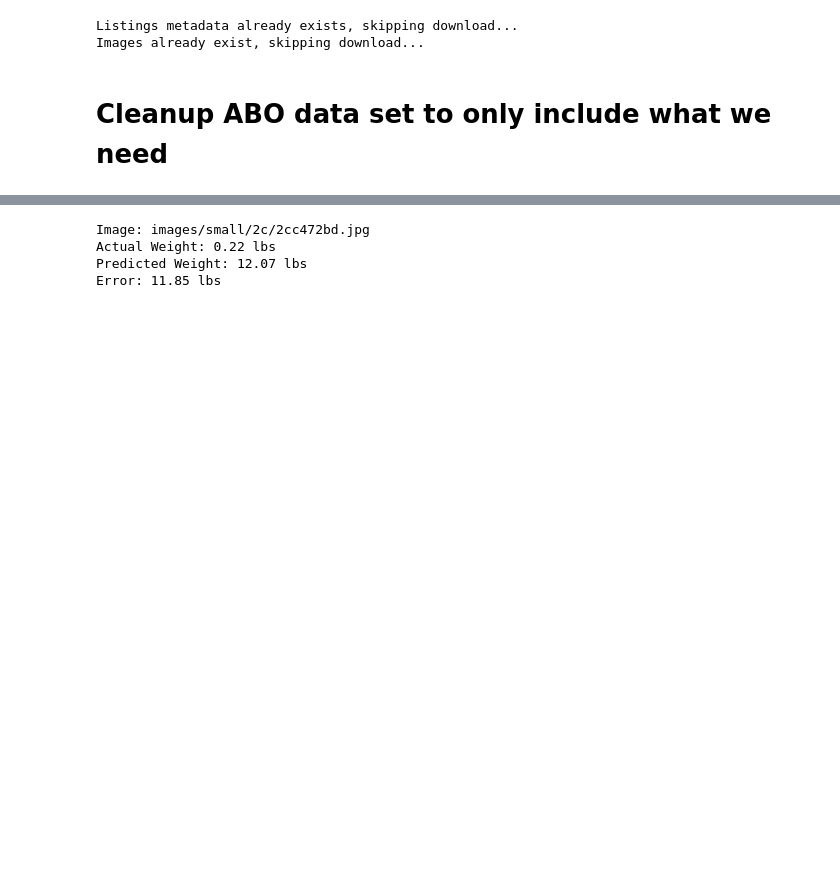
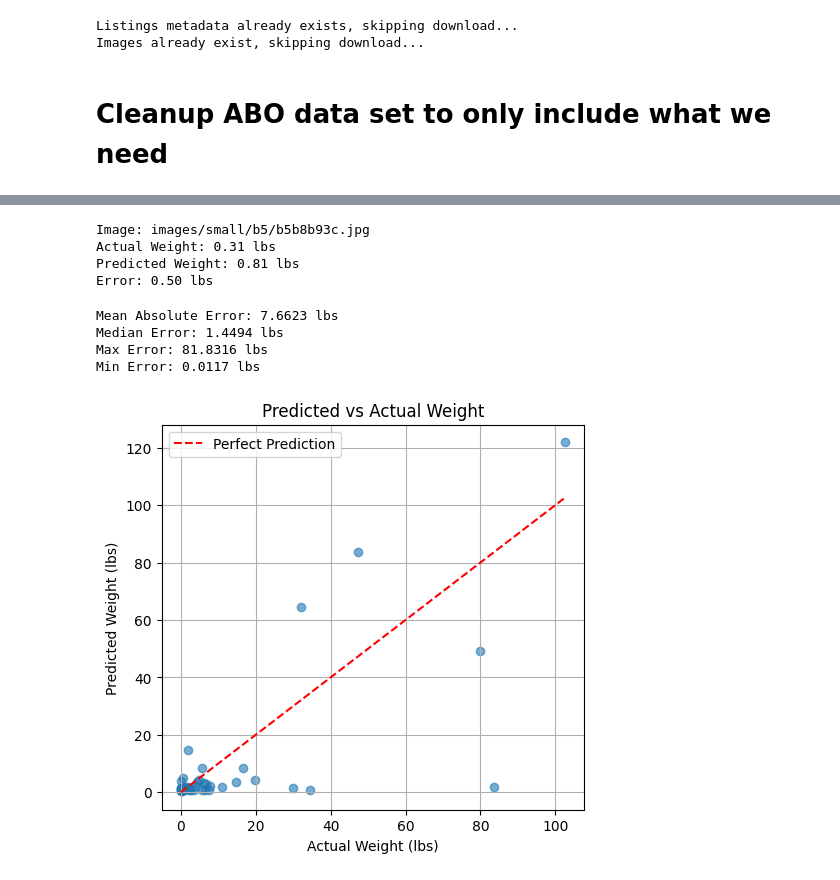
Before and after one commit to ComputerFish/final-project, a Jupyter notebook: abo-image-weight.ipynb, the cells around one changed output, grey strips where cells are left out. Saved outputs shown, nothing was run; the diff lists cells and outputs as text; code cells hidden in the pictures; blank space fills up the shorter version.

Commit message:
Refactor image-weight notebook: update execution counts, simplify device print statement, and remove deprecated warnings

```diff
--- a/abo-image-weight.ipynb
+++ b/abo-image-weight.ipynb
@@ -1,2 +1,10 @@
 # %% [markdown]
 # This method attemps to gain a higher accuracy by training a ResNet model on Amazon-Berkley Objects dataset since the ABO dataset contains object images and their respective weight
+# %%
+import torch
+import torchvision.models as models
+from torch import nn
+
+# Check if GPU is available
+device = torch.device('cuda' if torch.cuda.is_available() else 'cpu')
+print(device)
@@ -206,8 +217,8 @@ def predict_weight(image_path: str) -> float:
     return predicted_weight
 
 # Test on a random validation image
-test_image_path = val_df.iloc[12]['path']
-actual_weight = val_df.iloc[12]['weight']
+test_image_path = val_df.iloc[16]['path']
+actual_weight = val_df.iloc[16]['weight']
 predicted_weight = predict_weight(test_image_path)
 
 print(f"Image: {test_image_path}")
@@ -215,7 +226,56 @@ print(f"Actual Weight: {actual_weight:.2f} lbs")
 print(f"Predicted Weight: {predicted_weight:.2f} lbs")
 print(f"Error: {abs(predicted_weight - actual_weight):.2f} lbs")
 # %% [output]
-Image: images/small/2c/2cc472bd.jpg
-Actual Weight: 0.22 lbs
-Predicted Weight: 12.07 lbs
-Error: 11.85 lbs
+Image: images/small/b5/b5b8b93c.jpg
+Actual Weight: 0.31 lbs
+Predicted Weight: 0.81 lbs
+Error: 0.50 lbs
+# %%
+import matplotlib.pyplot as plt
+import numpy as np
+
+# Collect predictions from 50 images
+num_test_images = min(50, len(val_df))
+actual_weights = []
+predicted_weights = []
+errors = []
+
+for i in range(num_test_images):
+    test_image_path = val_df.iloc[i]['path']
+    actual_weight = val_df.iloc[i]['weight']
+    predicted_weight = predict_weight(test_image_path)
+
+    actual_weights.append(actual_weight)
+    predicted_weights.append(predicted_weight)
+    errors.append(abs(predicted_weight - actual_weight))
+
+# Convert to numpy arrays
+actual_weights = np.array(actual_weights)
+predicted_weights = np.array(predicted_weights)
+errors = np.array(errors)
+
+# Print statistics
+print(f"Mean Absolute Error: {np.mean(errors):.4f} lbs")
+print(f"Median Error: {np.median(errors):.4f} lbs")
+print(f"Max Error: {np.max(errors):.4f} lbs")
+print(f"Min Error: {np.min(errors):.4f} lbs")
+
+# Plot 1: Predicted vs Actual
+plt.figure(figsize=(12, 5))
+
+plt.subplot(1, 2, 1)
+plt.scatter(actual_weights, predicted_weights, alpha=0.6)
+plt.plot([actual_weights.min(), actual_weights.max()],
+         [actual_weights.min(), actual_weights.max()],
+         'r--', label='Perfect Prediction')
+plt.xlabel('Actual Weight (lbs)')
+plt.ylabel('Predicted Weight (lbs)')
+plt.title('Predicted vs Actual Weight')
+plt.legend()
+plt.grid(True)
+# %% [output]
+Mean Absolute Error: 7.6623 lbs
+Median Error: 1.4494 lbs
+Max Error: 81.8316 lbs
+Min Error: 0.0117 lbs
+[figure, added]
```
Also changed, not shown: parts of 4 cells of this notebook, 1 other file.
